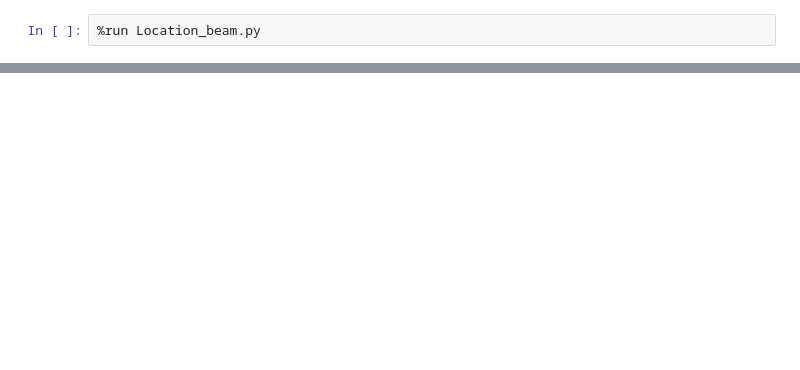
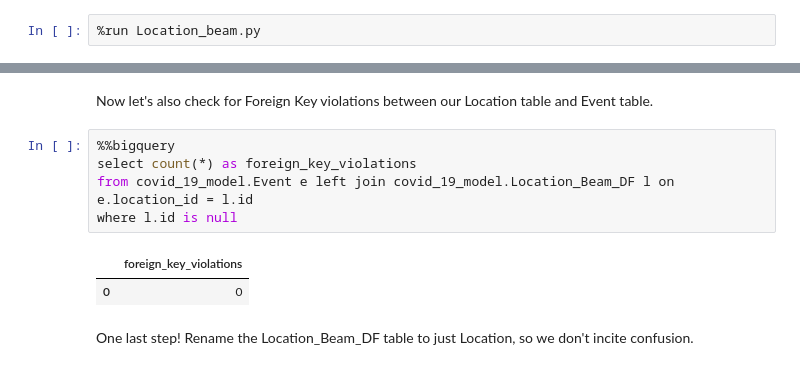
Before and after one commit to dmbrannon/COVID-19-pipeline, a Jupyter notebook: covid_19_modeling.ipynb, the cells around one changed output, grey strips where cells are left out. Cells and saved outputs as stored; diff of their text form; blank space fills up the shorter version.

```diff
--- a/covid_19_modeling.ipynb
+++ b/covid_19_modeling.ipynb
@@ -402,0 +428,12 @@ We first run Location_beam.py, which is used for debugging (uses DirectRunner).
+# %% [markdown]
+Now let's also check for Foreign Key violations between our Location table and Event table.
+# %%
+%%bigquery
+select count(*) as foreign_key_violations
+from covid_19_model.Event e left join covid_19_model.Location_Beam_DF l on e.location_id = l.id
+where l.id is null
+# %% [output]
+|  | foreign_key_violations |
+| 0 | 0 |
+# %% [markdown]
+One last step! Rename the Location_Beam_DF table to just Location, so we don't incite confusion.
```
Also changed, not shown: parts of 9 cells of this notebook, 1 other file.
